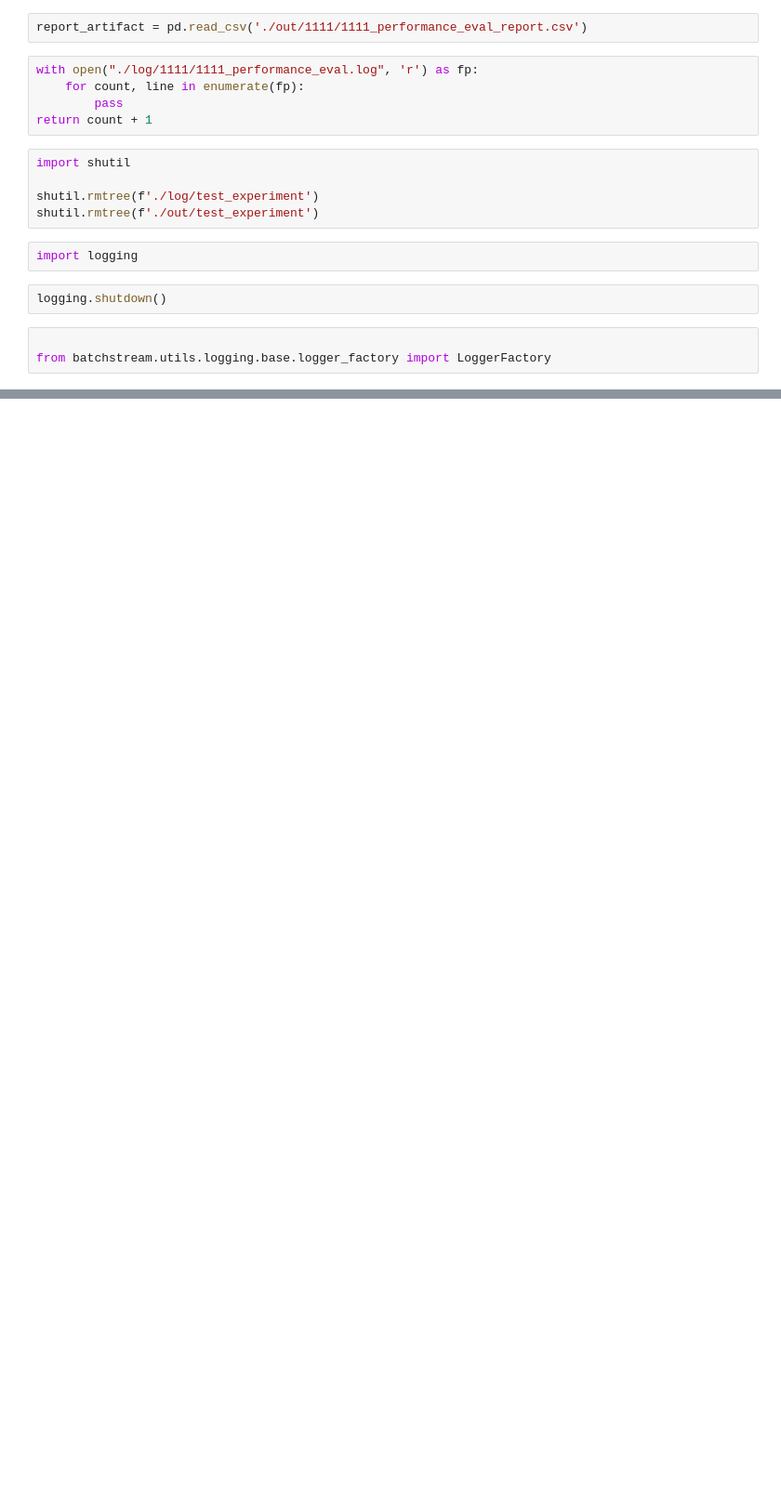
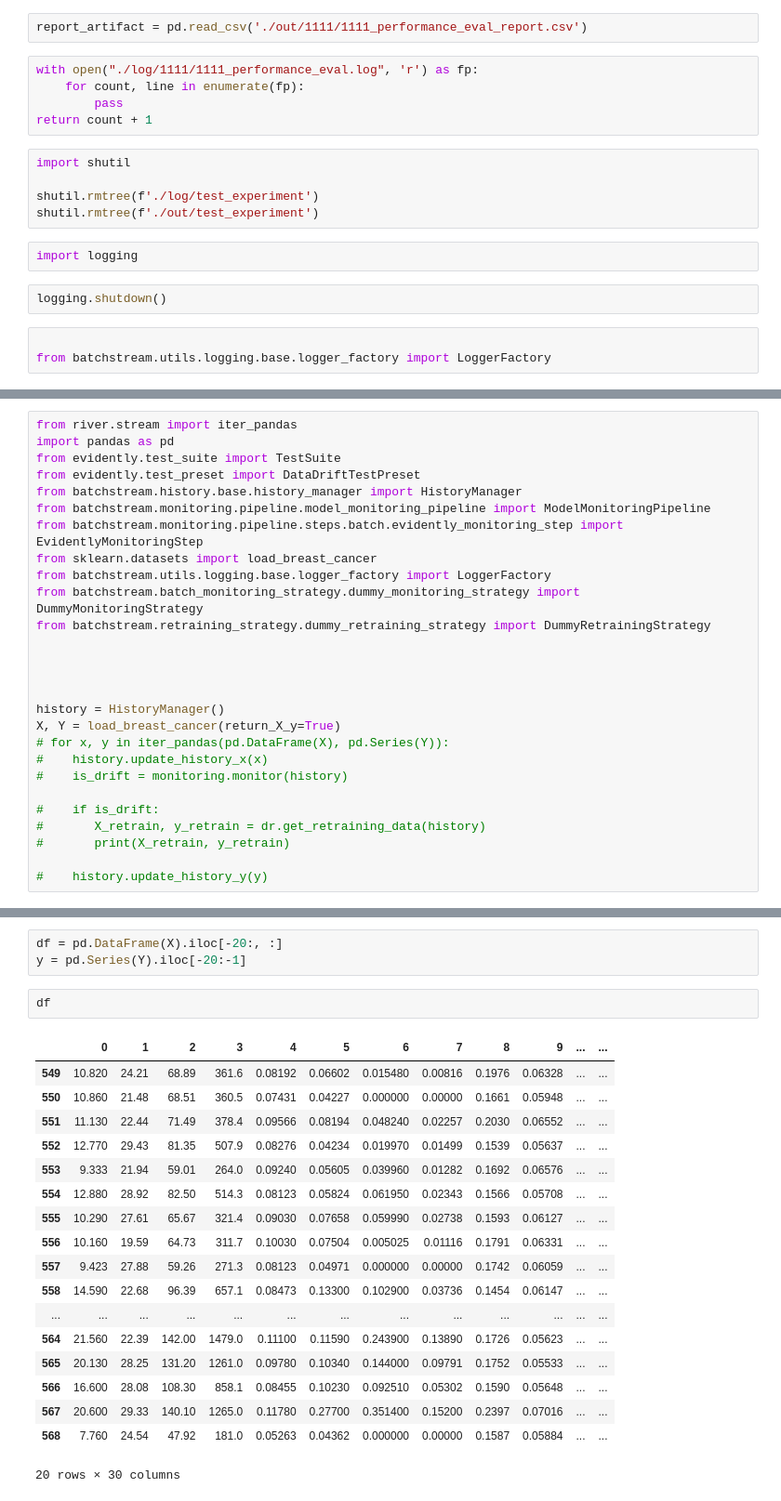
Before and after one commit to Shaveek23/batchstream, a Jupyter notebook: test.ipynb, the cells around one changed output, grey strips where cells are left out. Shown at 93% size. Cells and saved outputs as stored; diff of their text form; blank space fills up the shorter version.

Commit message:
first tests

```diff
--- a/test.ipynb
+++ b/test.ipynb
@@ -411,0 +414,27 @@ from batchstream.utils.logging.base.logger_factory import LoggerFactory
+# %%
+from river.stream import iter_pandas
+import pandas as pd
+from evidently.test_suite import TestSuite
+from evidently.test_preset import DataDriftTestPreset
+from batchstream.history.base.history_manager import HistoryManager
+from batchstream.monitoring.pipeline.model_monitoring_pipeline import ModelMonitoringPipeline
+from batchstream.monitoring.pipeline.steps.batch.evidently_monitoring_step import EvidentlyMonitoringStep
+from sklearn.datasets import load_breast_cancer
+from batchstream.utils.logging.base.logger_factory import LoggerFactory
+from batchstream.batch_monitoring_strategy.dummy_monitoring_strategy import DummyMonitoringStrategy
+from batchstream.retraining_strategy.dummy_retraining_strategy import DummyRetrainingStrategy
+
+
+
+
+history = HistoryManager()
+X, Y = load_breast_cancer(return_X_y=True)
+# for x, y in iter_pandas(pd.DataFrame(X), pd.Series(Y)):
+#    history.update_history_x(x)
+#    is_drift = monitoring.monitor(history)
+
+#    if is_drift:
+#       X_retrain, y_retrain = dr.get_retraining_data(history)
+#       print(X_retrain, y_retrain)
+
+#    history.update_history_y(y)
@@ -411,0 +479,24 @@ from batchstream.utils.logging.base.logger_factory import LoggerFactory
+# %%
+df = pd.DataFrame(X).iloc[-20:, :]
+y = pd.Series(Y).iloc[-20:-1]
+# %%
+df
+# %% [output]
+|  | 0 | 1 | 2 | 3 | 4 | 5 | 6 | 7 | 8 | 9 | ... | ... |
+| 549 | 10.820 | 24.21 | 68.89 | 361.6 | 0.08192 | 0.06602 | 0.015480 | 0.00816 | 0.1976 | 0.06328 | ... | ... |
+| 550 | 10.860 | 21.48 | 68.51 | 360.5 | 0.07431 | 0.04227 | 0.000000 | 0.00000 | 0.1661 | 0.05948 | ... | ... |
+| 551 | 11.130 | 22.44 | 71.49 | 378.4 | 0.09566 | 0.08194 | 0.048240 | 0.02257 | 0.2030 | 0.06552 | ... | ... |
+| 552 | 12.770 | 29.43 | 81.35 | 507.9 | 0.08276 | 0.04234 | 0.019970 | 0.01499 | 0.1539 | 0.05637 | ... | ... |
+| 553 | 9.333 | 21.94 | 59.01 | 264.0 | 0.09240 | 0.05605 | 0.039960 | 0.01282 | 0.1692 | 0.06576 | ... | ... |
+| 554 | 12.880 | 28.92 | 82.50 | 514.3 | 0.08123 | 0.05824 | 0.061950 | 0.02343 | 0.1566 | 0.05708 | ... | ... |
+| 555 | 10.290 | 27.61 | 65.67 | 321.4 | 0.09030 | 0.07658 | 0.059990 | 0.02738 | 0.1593 | 0.06127 | ... | ... |
+| 556 | 10.160 | 19.59 | 64.73 | 311.7 | 0.10030 | 0.07504 | 0.005025 | 0.01116 | 0.1791 | 0.06331 | ... | ... |
+| 557 | 9.423 | 27.88 | 59.26 | 271.3 | 0.08123 | 0.04971 | 0.000000 | 0.00000 | 0.1742 | 0.06059 | ... | ... |
+| 558 | 14.590 | 22.68 | 96.39 | 657.1 | 0.08473 | 0.13300 | 0.102900 | 0.03736 | 0.1454 | 0.06147 | ... | ... |
+| ... | ... | ... | ... | ... | ... | ... | ... | ... | ... | ... | ... | ... |
+| 564 | 21.560 | 22.39 | 142.00 | 1479.0 | 0.11100 | 0.11590 | 0.243900 | 0.13890 | 0.1726 | 0.05623 | ... | ... |
+| 565 | 20.130 | 28.25 | 131.20 | 1261.0 | 0.09780 | 0.10340 | 0.144000 | 0.09791 | 0.1752 | 0.05533 | ... | ... |
+| 566 | 16.600 | 28.08 | 108.30 | 858.1 | 0.08455 | 0.10230 | 0.092510 | 0.05302 | 0.1590 | 0.05648 | ... | ... |
+| 567 | 20.600 | 29.33 | 140.10 | 1265.0 | 0.11780 | 0.27700 | 0.351400 | 0.15200 | 0.2397 | 0.07016 | ... | ... |
+| 568 | 7.760 | 24.54 | 47.92 | 181.0 | 0.05263 | 0.04362 | 0.000000 | 0.00000 | 0.1587 | 0.05884 | ... | ... |
+20 rows × 30 columns
```
Also changed, not shown: parts of 10 cells of this notebook, 11 other files.
